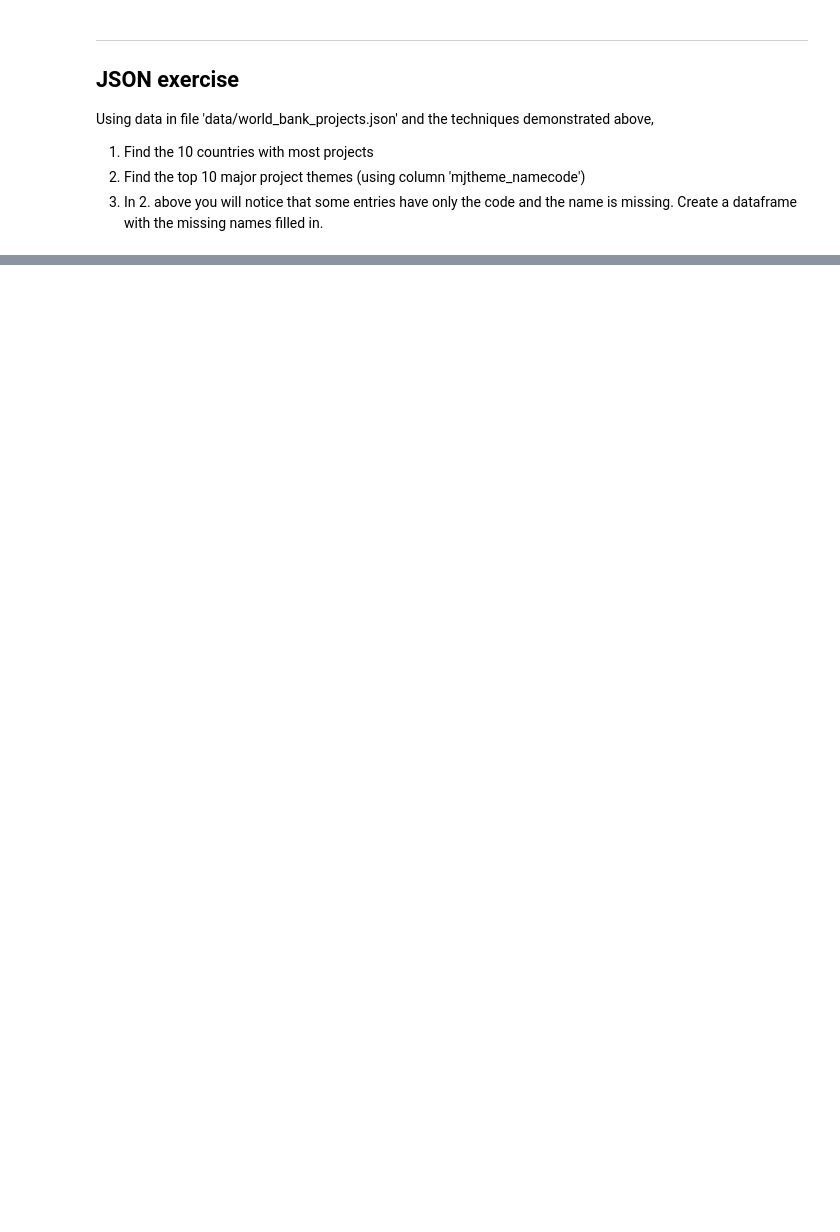
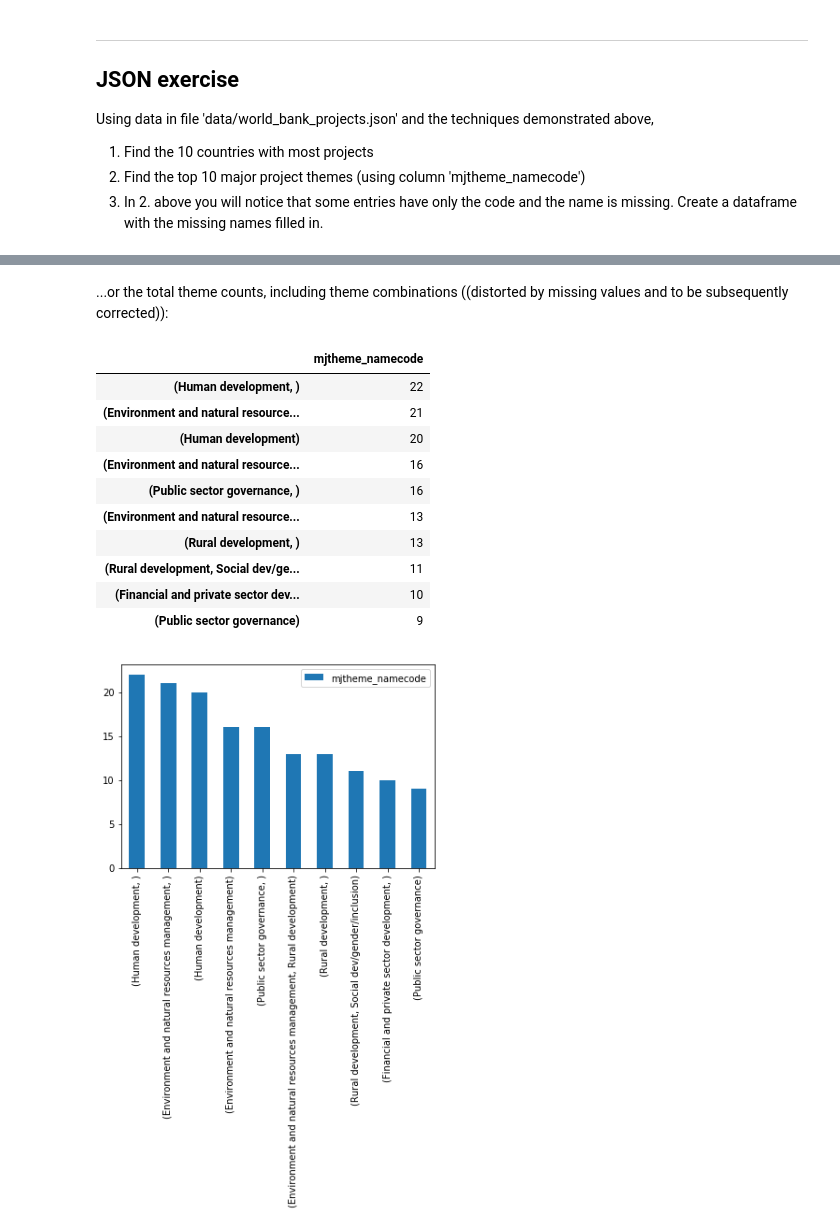
Before and after one commit to jefftrevino/Springboard, a Jupyter notebook: data_wrangling_json/trevino_json_exercise.ipynb, the cells around one changed output, grey strips where cells are left out. Cells and saved outputs as stored; diff of their text form; code cells hidden in the pictures; blank space fills up the shorter version.

```diff
--- a/data_wrangling_json/trevino_json_exercise.ipynb
+++ b/data_wrangling_json/trevino_json_exercise.ipynb
@@ -142,0 +81,4 @@ Name: mjtheme_namecode, dtype: int64
+# %%
+df = json_df
+theme_combination_counts = df['mjtheme_namecode'].apply(lambda dict_list: Counter([d['name'] for d in dict_list]).keys()).value_counts()
+theme_combination_counts.head(10)
@@ -143 +107,21 @@ Name: mjtheme_namecode, dtype: int64
+# %% [markdown]
+...or the total theme counts, including theme combinations ((distorted by missing values and to be subsequently corrected)):
+# %%
+combos_df = pd.DataFrame(theme_combination_counts).head(10)
+combos_df.plot(kind='bar')
+combos_df.head(10)
+# theme_combination_counts.head(10).plot(kind='bar')
+# %% [output]
+|  | mjtheme_namecode |
+| (Human development, ) | 22 |
+| (Environment and natural resource... | 21 |
+| (Human development) | 20 |
+| (Environment and natural resource... | 16 |
+| (Public sector governance, ) | 16 |
+| (Environment and natural resource... | 13 |
+| (Rural development, ) | 13 |
+| (Rural development, Social dev/ge... | 11 |
+| (Financial and private sector dev... | 10 |
+| (Public sector governance) | 9 |
+[figure, added]
 # %% [markdown]
```
Also changed, not shown: parts of 43 cells of this notebook.
